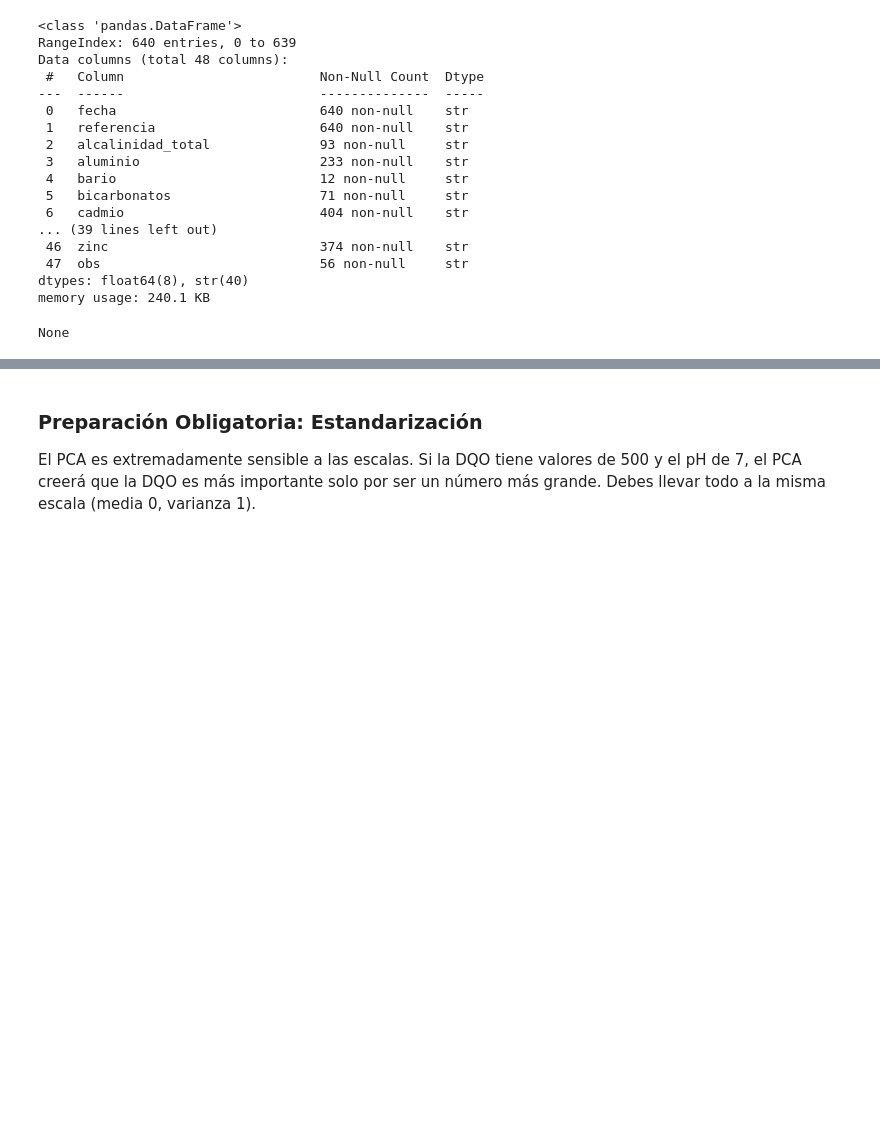
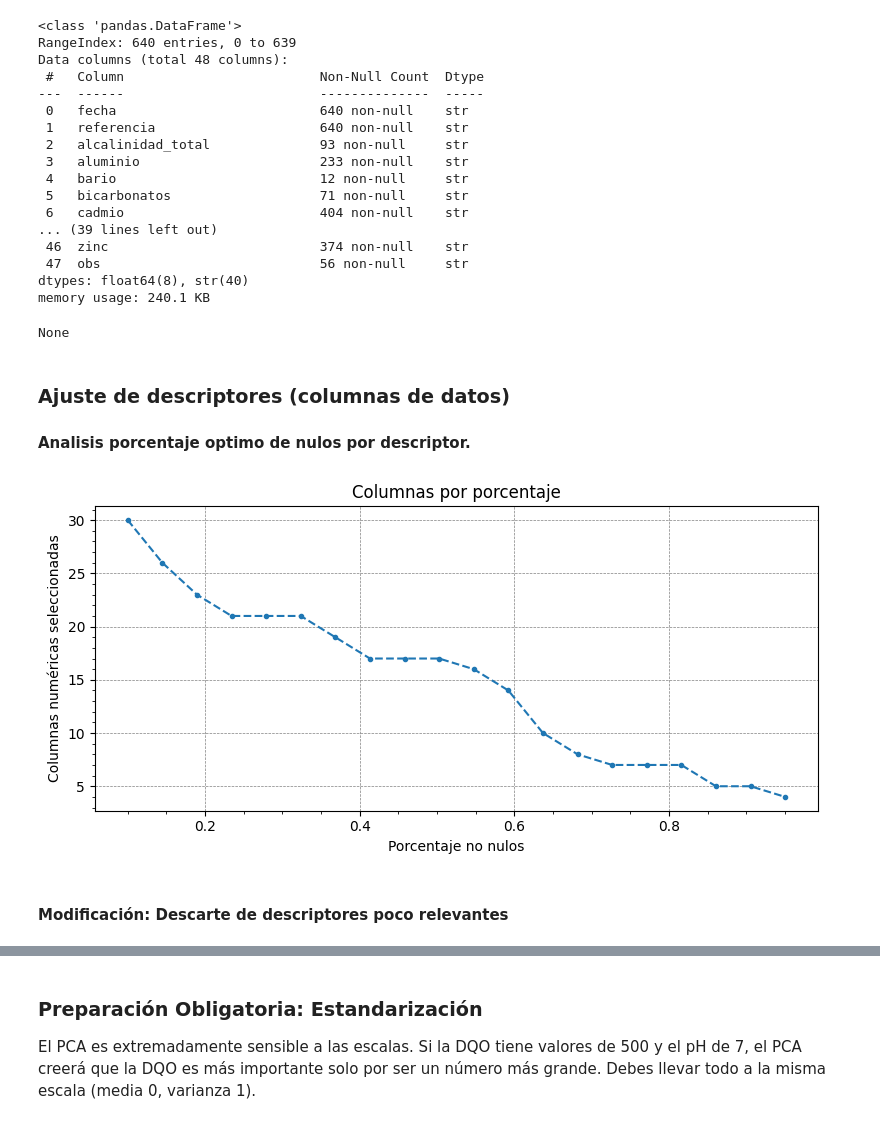
Before and after one commit to mikdevio/leachates_classification_model, a Jupyter notebook: notebooks/01_pretratamiento.ipynb, the cells around one changed output, grey strips where cells are left out. Cells and saved outputs as stored; diff of their text form; code cells hidden in the pictures; blank space fills up the shorter version.

```diff
--- a/notebooks/01_pretratamiento.ipynb
+++ b/notebooks/01_pretratamiento.ipynb
@@ -11,9 +11,10 @@ from sklearn.impute import KNNImputer
 from sklearn.decomposition import PCA
 from sklearn.preprocessing import StandardScaler
 # %%
-data_fixed = pd.read_csv('../data/base.csv', delimiter=",")
-display(data_fixed.head())
-display(data_fixed.info())
+# Leyendo base de datos en formato .csv, convirtiendola en pandas dataframe
+raw_data = pd.read_csv('../data/raw/raw_data.csv', delimiter=",")
+display(raw_data.head())
+display(raw_data.info())
 # %% [output]
 |  | fecha | referencia | alcalinidad_total | aluminio | bario | bicarbonatos | cadmio | calcio | carbonatos | ... |
 | 0 | 04/06/2001 | P1 | 154.80 | NaN | NaN | NaN | 0.50 | NaN | NaN | ... |
@@ -40,5 +41,44 @@ Data columns (total 48 columns):
 dtypes: float64(8), str(40)
 memory usage: 240.1 KB
 None
+# %% [markdown]
+### Ajuste de descriptores (columnas de datos)
+
+#### Analisis porcentaje optimo de nulos por descriptor.
+# %%
+
+def acceptable_nullvalues(data:pd.DataFrame, range_umbral:np.ndarray, show=False) -> None:
+
+    columns_per_perc = np.zeros([len(range_umbral), 2])
+
+    i = 0
+    for umbral in range_umbral:
+        # 2. Eliminar columnas con más del 50% de nulos
+        umbral_len = len(data) * umbral
+        data_fixed_test = data.copy().dropna(thresh=umbral_len, axis=1)
+        columns_per_perc[i, 0] = umbral
+        columns_per_perc[i, 1] = len(data_fixed_test.columns)
+        i += 1
+
+    if(show):
+
+        # print(columns_per_perc)
+        plt.figure(figsize=(8,4))
+        plt.plot(columns_per_perc[:, 0], columns_per_perc[:, 1], '--.')
+        plt.plot()
+        plt.minorticks_on()
+        plt.grid(which='major', linestyle='--', linewidth='0.5', color='gray')
+        plt.title("Columnas por porcentaje")
+        plt.xlabel("Porcentaje no nulos")
+        plt.ylabel("Columnas numéricas seleccionadas")
+        plt.tight_layout()  # Prevents overlapv
+        plt.show()
+# %%
+range_umbral = np.linspace(0.1,0.95,20)
+acceptable_nullvalues(raw_data, range_umbral, show=True)
+# %% [output]
+[figure, added]
+# %% [markdown]
+#### Modificación: Descarte de descriptores poco relevantes
 # %%
 # Ajustes de base de datos
```
Also changed, not shown: parts of 20 cells of this notebook, 14 other files.
